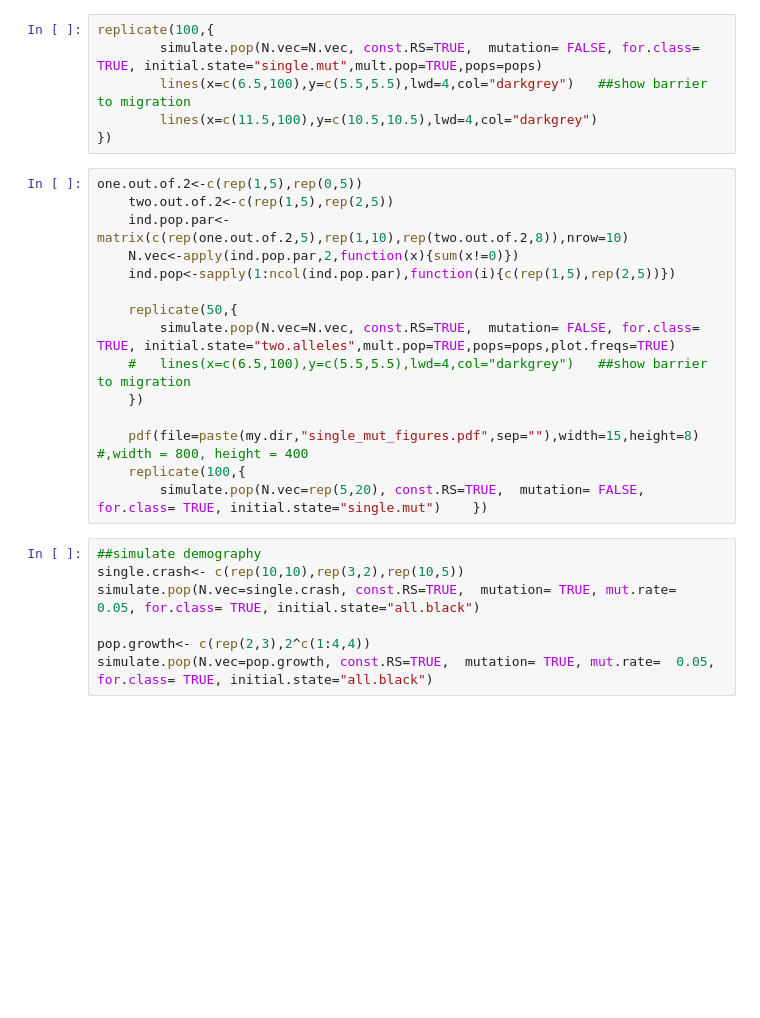
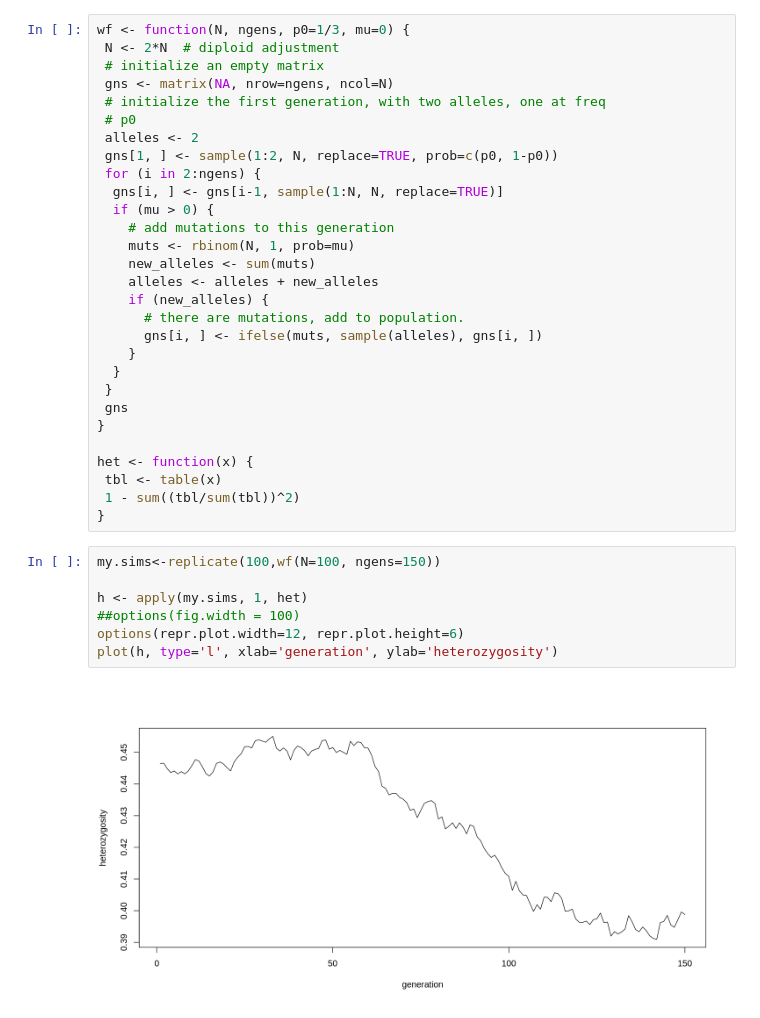
Before and after one commit to piquelab/popgen-notes, a Jupyter notebook: colab/WF_loss_of_het.ipynb, the cells around one changed output. Drawn from its saved outputs; the diff is of its cells as text; blank space fills up the shorter version.

```diff
--- a/colab/WF_loss_of_het.ipynb
+++ b/colab/WF_loss_of_het.ipynb
@@ -206,28 +8,38 @@ replicate(100,{
-# %%
-replicate(100,{
-		simulate.pop(N.vec=N.vec, const.RS=TRUE,  mutation= FALSE, for.class= TRUE, initial.state="single.mut",mult.pop=TRUE,pops=pops)
-		lines(x=c(6.5,100),y=c(5.5,5.5),lwd=4,col="darkgrey")	##show barrier to migration
-		lines(x=c(11.5,100),y=c(10.5,10.5),lwd=4,col="darkgrey")
-})
-# %%
-one.out.of.2<-c(rep(1,5),rep(0,5))
-	two.out.of.2<-c(rep(1,5),rep(2,5))
-	ind.pop.par<-	matrix(c(rep(one.out.of.2,5),rep(1,10),rep(two.out.of.2,8)),nrow=10)
-	N.vec<-apply(ind.pop.par,2,function(x){sum(x!=0)})
-	ind.pop<-sapply(1:ncol(ind.pop.par),function(i){c(rep(1,5),rep(2,5))})
-
-	replicate(50,{
-		simulate.pop(N.vec=N.vec, const.RS=TRUE,  mutation= FALSE, for.class= TRUE, initial.state="two.alleles",mult.pop=TRUE,pops=pops,plot.freqs=TRUE)
-	#	lines(x=c(6.5,100),y=c(5.5,5.5),lwd=4,col="darkgrey")	##show barrier to migration
-	})
-
-   	pdf(file=paste(my.dir,"single_mut_figures.pdf",sep=""),width=15,height=8) #,width = 800, height = 400
-	replicate(100,{
-		simulate.pop(N.vec=rep(5,20), const.RS=TRUE,  mutation= FALSE, for.class= TRUE, initial.state="single.mut")	})
-# %%
-##simulate demography
-single.crash<- c(rep(10,10),rep(3,2),rep(10,5))
-simulate.pop(N.vec=single.crash, const.RS=TRUE,  mutation= TRUE, mut.rate=  0.05, for.class= TRUE, initial.state="all.black")
-
-pop.growth<- c(rep(2,3),2^c(1:4,4))
-simulate.pop(N.vec=pop.growth, const.RS=TRUE,  mutation= TRUE, mut.rate=  0.05, for.class= TRUE, initial.state="all.black")
+# %%
+wf <- function(N, ngens, p0=1/3, mu=0) {
+ N <- 2*N  # diploid adjustment
+ # initialize an empty matrix
+ gns <- matrix(NA, nrow=ngens, ncol=N)
+ # initialize the first generation, with two alleles, one at freq
+ # p0
+ alleles <- 2
+ gns[1, ] <- sample(1:2, N, replace=TRUE, prob=c(p0, 1-p0))
+ for (i in 2:ngens) {
+  gns[i, ] <- gns[i-1, sample(1:N, N, replace=TRUE)]
+  if (mu > 0) {
+    # add mutations to this generation
+    muts <- rbinom(N, 1, prob=mu)
+    new_alleles <- sum(muts)
+    alleles <- alleles + new_alleles
+    if (new_alleles) {
+      # there are mutations, add to population.
+      gns[i, ] <- ifelse(muts, sample(alleles), gns[i, ])
+    }
+  }
+ }
+ gns
+}
+
+het <- function(x) {
+ tbl <- table(x)
+ 1 - sum((tbl/sum(tbl))^2)
+}
+# %%
+my.sims<-replicate(100,wf(N=100, ngens=150))
+
+h <- apply(my.sims, 1, het)
+##options(fig.width = 100)
+options(repr.plot.width=12, repr.plot.height=6)
+plot(h, type='l', xlab='generation', ylab='heterozygosity')
+# %% [output]
+[figure, added]
```
Also changed, not shown: parts of 16 cells of this notebook.
